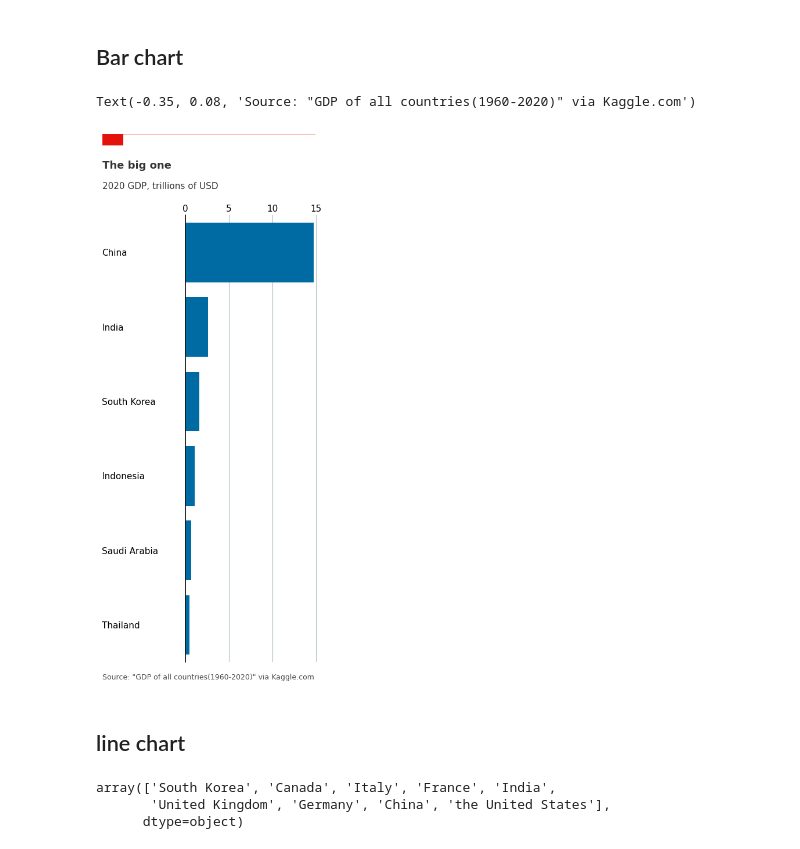
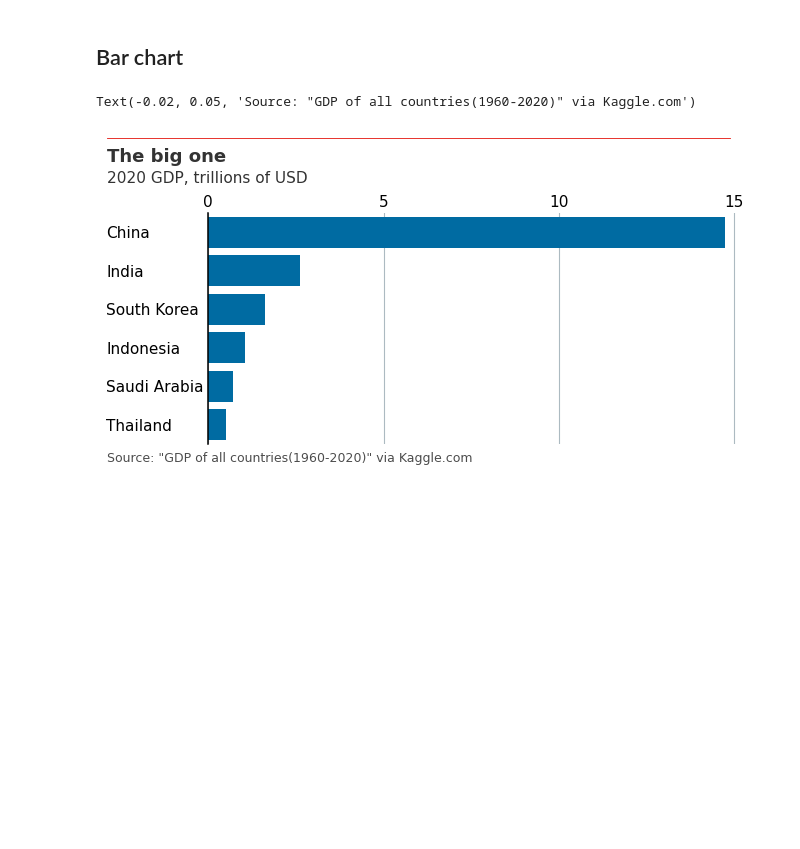
Before and after one commit to simon2016bht/VisualizationWisely, a Jupyter notebook: BarChart.ipynb, the cells around one changed output. Drawn from its saved outputs; the diff is of its cells as text; code cells hidden in the pictures; blank space fills up the shorter version.

```diff
--- a/BarChart.ipynb
+++ b/BarChart.ipynb
@@ -18,7 +18,7 @@ import matplotlib.pyplot as plt
 
 # This makes out plots higher resolution, which makes them easier to see while building
 plt.rcParams['figure.dpi'] = 100
-gdp = pd.read_csv('gdp_1960_2020.csv') #https://www.kaggle.com/holoong9291/gdp-of-all-countries19602020/version/3
+gdp = pd.read_csv('assets/gdp_1960_2020.csv') #https://www.kaggle.com/holoong9291/gdp-of-all-countries19602020/version/3
 gdp['gdp_trillions'] = gdp['gdp'] / 1_000_000_000_000
 #gdp.head()
 gdp[gdp['year'] == 2020].sort_values(by='gdp_trillions')[gdp['state'] == 'Asia'].tail()
@@ -33,7 +33,7 @@ gdp[gdp['year'] == 2020].sort_values(by='gdp_trillions')[gdp['state'] == 'Asia']
 ## Bar chart
 # %%
 # Setup plot size.
-fig, ax = plt.subplots(figsize=(3,10))
+fig, ax = plt.subplots(figsize=(7,3))
 
 # Create grid
 # Zorder tells it which layer to put it on. We are setting this to 1 and our data to 2 so the grid is behind the data.
@@ -57,54 +57,46 @@ ax.barh(gdp_bar['country'], gdp_bar['gdp_trillions'], color='#006BA2', zorder=2)
 # Set custom labels for x-axis
 ax.set_xticks([0, 5, 10, 15, 20])
 ax.set_xticklabels([0, 5, 10, 15, 20])
 
 # Reformat x-axis tick labels
 ax.xaxis.set_tick_params(labeltop=True,      # Put x-axis labels on top
                          labelbottom=False,  # Set no x-axis labels on bottom
                          bottom=False,       # Set no ticks on bottom
                          labelsize=11,       # Set tick label size
                          pad=-1)             # Lower tick labels a bit
 
 # Reformat y-axis tick labels
 ax.set_yticklabels(gdp_bar['country'],      # Set labels again
                    ha = 'left')              # Set horizontal alignment to left
-ax.yaxis.set_tick_params(pad=100,            # Pad tick labels so they don't go over y-axis
+ax.yaxis.set_tick_params(pad=70,            # Pad tick labels so they don't go over y-axis
                          labelsize=11,       # Set label size
                          bottom=False)       # Set no ticks on bottom/left
 
 # Shrink y-lim to make plot a bit tighter
 ax.set_ylim(-0.5, 5.5)
 
 # Add in line and tag
-ax.plot([-.35, .87],                 # Set width of line
-        [1.02, 1.02],                # Set height of line
+ax.plot([-0.02, .87],                 # Set width of line
+        [1.13, 1.13],                # Set height of line
         transform=fig.transFigure,   # Set location relative to plot
         clip_on=False,
         color='#E3120B',
         linewidth=.6)
-ax.add_patch(plt.Rectangle((-.35,1.02),                # Set location of rectangle by lower left corder
-                           0.12,                       # Width of rectangle
-                           -0.02,                      # Height of rectangle. Negative so it goes down.
-                           facecolor='#E3120B',
-                           transform=fig.transFigure,
-                           clip_on=False,
-                           linewidth = 0))
+
+# ax.add_patch(plt.Rectangle((-.35,1.02),                # Set location of rectangle by lower left corder
+#                            0.12,                       # Width of rectangle
+#                            -0.02,                      # Height of rectangle. Negative so it goes down.
+#                            facecolor='#E3120B',
+#                            transform=fig.transFigure,
+#                            clip_on=False,
+#                            linewidth = 0))
 
 # Add in title and subtitle
-ax.text(x=-.35, y=.96, s="The big one", transform=fig.transFigure, ha='left', fontsize=13, weight='bold', alpha=.8)
-ax.text(x=-.35, y=.925, s="2020 GDP, trillions of USD", transform=fig.transFigure, ha='left', fontsize=11, alpha=.8)
+ax.text(x=-.02, y=1.05, s="The big one", transform=fig.transFigure, ha='left', fontsize=13, weight='bold', alpha=.8)
+ax.text(x=-.02, y=.98, s="2020 GDP, trillions of USD", transform=fig.transFigure, ha='left', fontsize=11, alpha=.8)
 
 # Set source text
-ax.text(x=-.35, y=.08, s="""Source: "GDP of all countries(1960-2020)" via Kaggle.com""", transform=fig.transFigure, ha='left', fontsize=9, alpha=.7)
+ax.text(x=-.02, y=.05, s="""Source: "GDP of all countries(1960-2020)" via Kaggle.com""", transform=fig.transFigure, ha='left', fontsize=9, alpha=.7)
 # %% [output]
-Text(-0.35, 0.08, 'Source: "GDP of all countries(1960-2020)" via Kaggle.com')
+Text(-0.02, 0.05, 'Source: "GDP of all countries(1960-2020)" via Kaggle.com')
-[figure, old version]
+[figure, new version]
-# %% [markdown]
-## line chart
-# %%
-countries = gdp[gdp['year'] == 2020].sort_values(by='gdp_trillions')[-9:]['country'].values
-countries
-# %% [output]
-array(['South Korea', 'Canada', 'Italy', 'France', 'India',
-       'United Kingdom', 'Germany', 'China', 'the United States'],
-      dtype=object)
```
Also changed, not shown: parts of 6 cells of this notebook, 2 other files.
